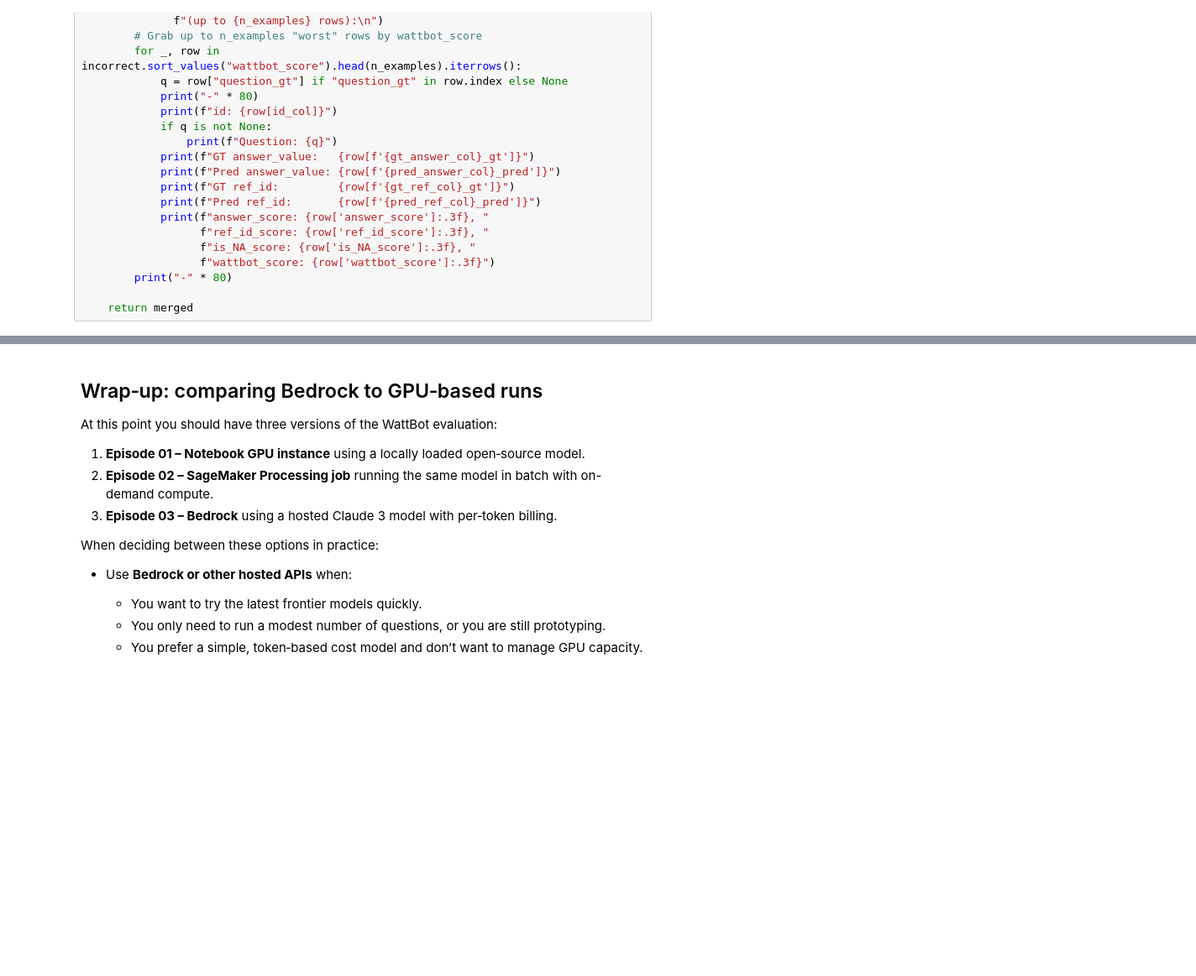
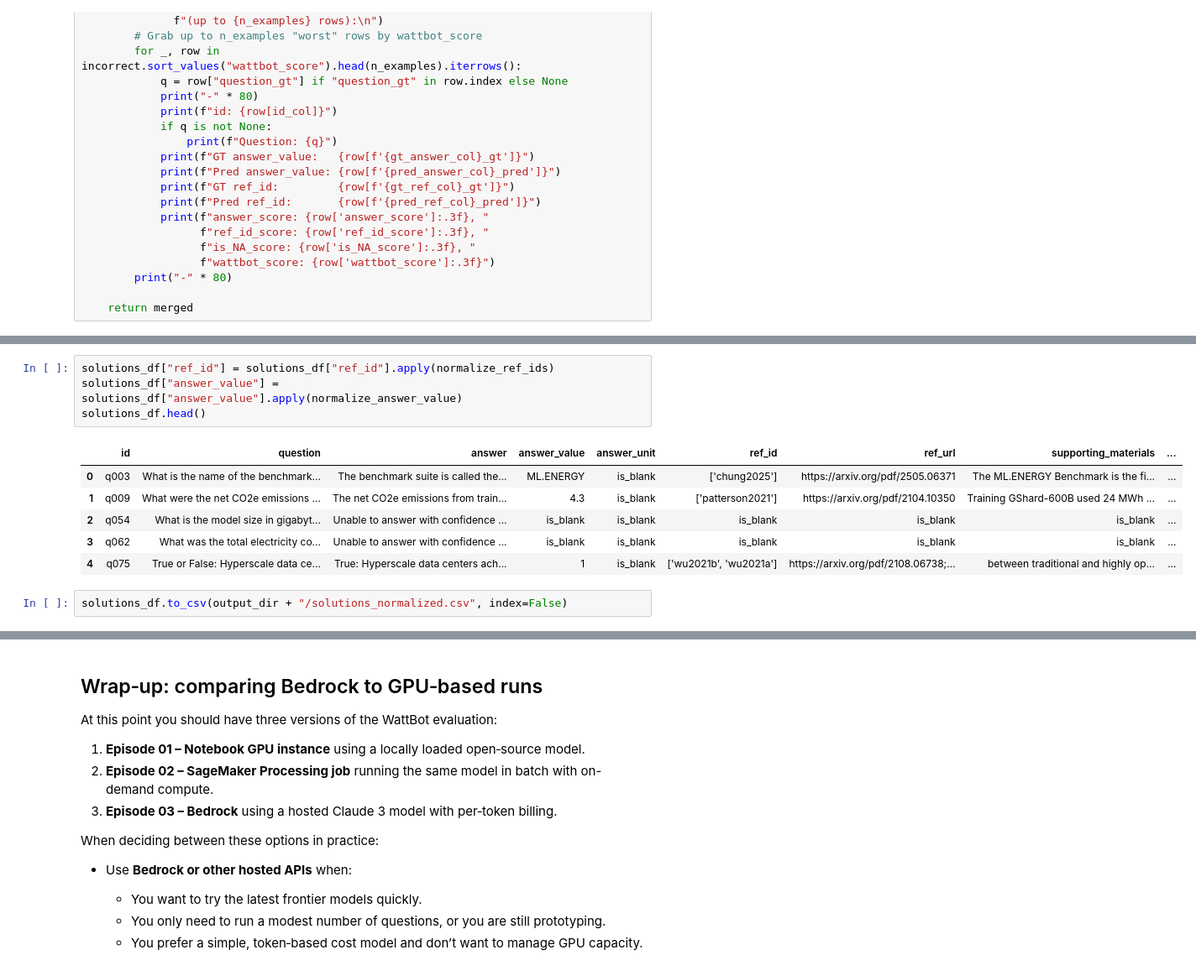
Before and after one commit to carpentries-incubator/ML_with_AWS_SageMaker, a Jupyter notebook: notebooks/03_RAG_WattBot_Bedrock.ipynb, the cells around one changed output, grey strips where cells are left out. Shown: that part at 84% size. Drawn from its saved outputs; the diff is of its cells as text; blank space fills up the shorter version.

```diff
--- a/notebooks/03_RAG_WattBot_Bedrock.ipynb
+++ b/notebooks/03_RAG_WattBot_Bedrock.ipynb
@@ -782,3 +1039,16 @@ def compute_wattbot_score(
+# %%
+solutions_df["ref_id"] = solutions_df["ref_id"].apply(normalize_ref_ids)
+solutions_df["answer_value"] = solutions_df["answer_value"].apply(normalize_answer_value)
+solutions_df.head()
+# %% [output]
+|  | id | question | answer | answer_value | answer_unit | ref_id | ref_url | supporting_materials | ... |
+| 0 | q003 | What is the name of the benchmark... | The benchmark suite is called the... | ML.ENERGY | is_blank | ['chung2025'] | https://arxiv.org/pdf/2505.06371 | The ML.ENERGY Benchmark is the fi... | ... |
+| 1 | q009 | What were the net CO2e emissions ... | The net CO2e emissions from train... | 4.3 | is_blank | ['patterson2021'] | https://arxiv.org/pdf/2104.10350 | Training GShard-600B used 24 MWh ... | ... |
+| 2 | q054 | What is the model size in gigabyt... | Unable to answer with confidence ... | is_blank | is_blank | is_blank | is_blank | is_blank | ... |
+| 3 | q062 | What was the total electricity co... | Unable to answer with confidence ... | is_blank | is_blank | is_blank | is_blank | is_blank | ... |
+| 4 | q075 | True or False: Hyperscale data ce... | True: Hyperscale data centers ach... | 1 | is_blank | ['wu2021b', 'wu2021a'] | https://arxiv.org/pdf/2108.06738;... | between traditional and highly op... | ... |
+# %%
+solutions_df.to_csv(output_dir + "/solutions_normalized.csv", index=False)
 # %%
 results_df = compute_wattbot_score(
     train_qa_path="./data/train_QA.csv",
```
Also changed, not shown: parts of 20 cells of this notebook.
